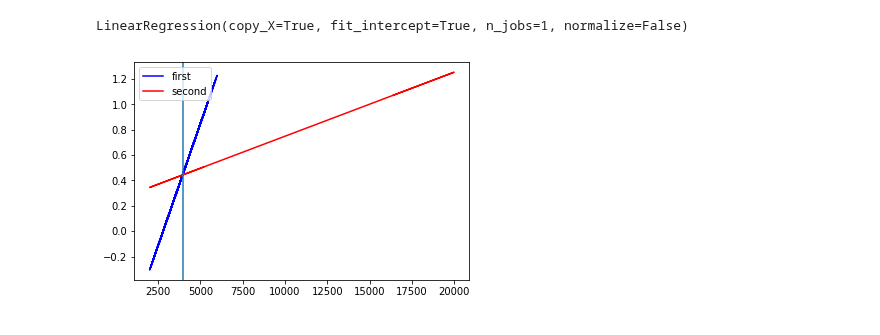
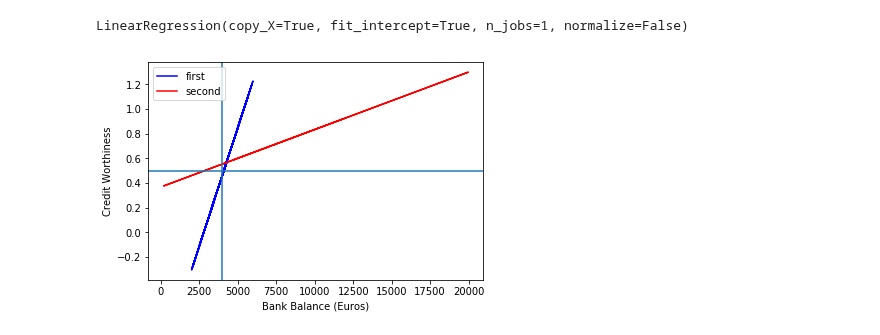
Before and after one commit to somnath1077/ML, a Jupyter notebook: hands_on_ML/slides/lec3/Figures.ipynb, the cells around one changed output. Drawn from its saved outputs; the diff is of its cells as text; code cells hidden in the pictures.

```diff
--- a/hands_on_ML/slides/lec3/Figures.ipynb
+++ b/hands_on_ML/slides/lec3/Figures.ipynb
@@ -30,4 +36,4 @@ plt.show()
 # %%
-bank_balanceb2 = np.array([randint(8000, 20000) for _ in range(100)]).reshape(-1, 1)
-bank_balance_final = np.concatenate((bank_balance, bank_balance2), axis=0)
-credit_worthiness_final = np.array([int(bank_balance_final[i] > 4000) for i in range(200)]).reshape(-1, 1)
+bank_balance2 = np.array([randint(100, 20000) for _ in range(200)]).reshape(-1, 1)
+# bank_balance_final = np.concatenate((bank_balance, bank_balance2), axis=0)
+credit_worthiness2 = np.array([int(bank_balance2[i] > 4000) for i in range(200)]).reshape(-1, 1)
@@ -39,21 +47,27 @@ plt.scatter(bank_balance_final, credit_worthiness_final)
 # %%
 lin_reg2 = LinearRegression()
-lin_reg2.fit(bank_balance_final, credit_worthiness_final)
+lin_reg2.fit(bank_balance2, credit_worthiness2)
 # %% [output]
 LinearRegression(copy_X=True, fit_intercept=True, n_jobs=1, normalize=False)
 # %%
-y2 = lin_reg2.predict(bank_balance_final)
+y2 = lin_reg2.predict(bank_balance2)
 # %%
 # plt.plot(bank_balance_final, y2, color='red', linewidth=2)
 # plt.show()
 
 fig = plt.figure()
 ax1 = fig.add_subplot(111)
 
 ax1.plot(bank_balance, y, c='b', label='first')
-ax1.plot(bank_balance_final, y2, c='r', label='second')
+ax1.plot(bank_balance2, y2, c='r', label='second')
+
 plt.axvline(x=4000)
+plt.axhline(y=0.5)
+
+plt.xlabel('Bank Balance (Euros)')
+plt.ylabel('Credit Worthiness')
 plt.legend(loc='upper left');
+
 plt.show()
 # %% [output]
-[figure, old version]
+[figure, new version]
```
Also changed, not shown: parts of 4 cells of this notebook.
